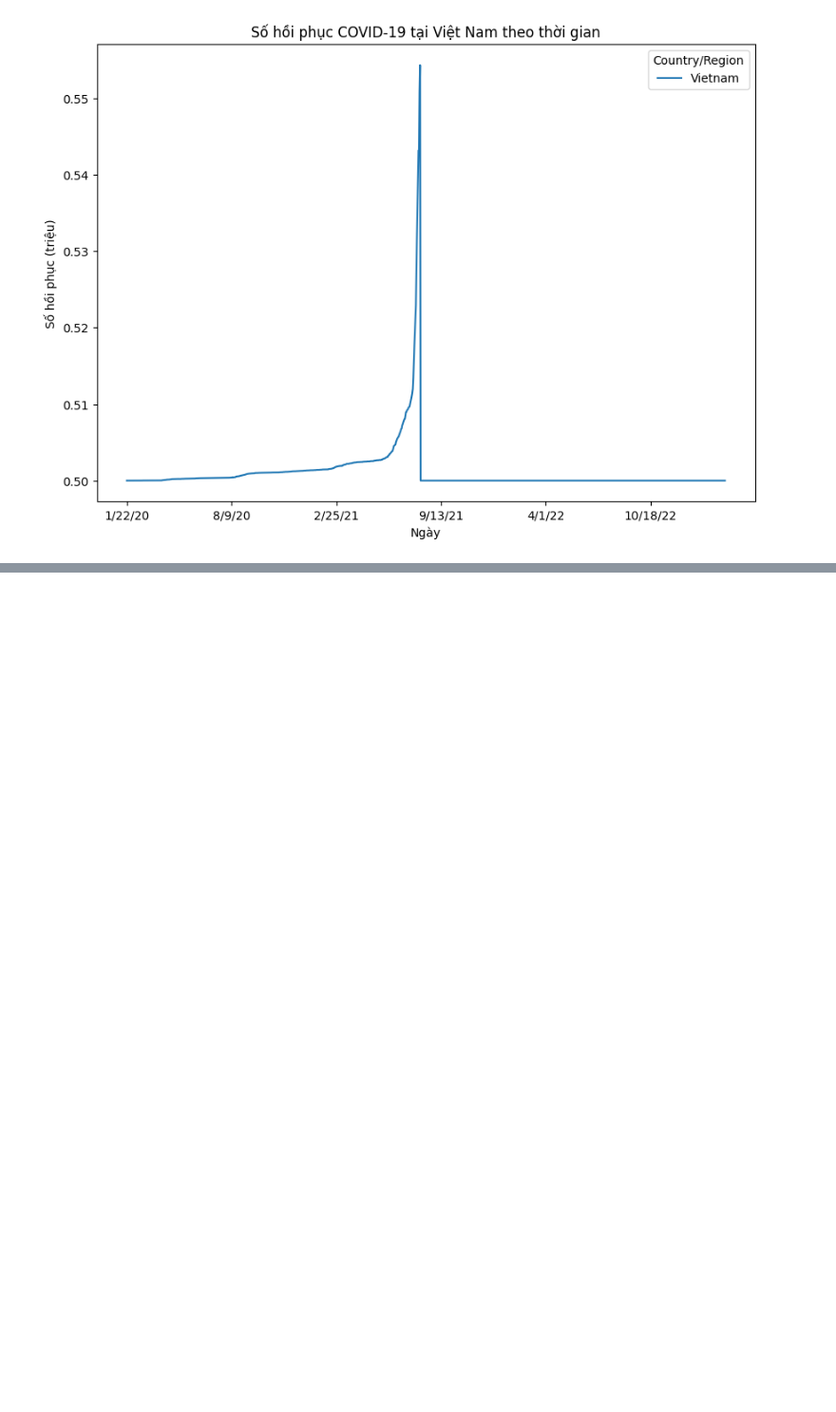
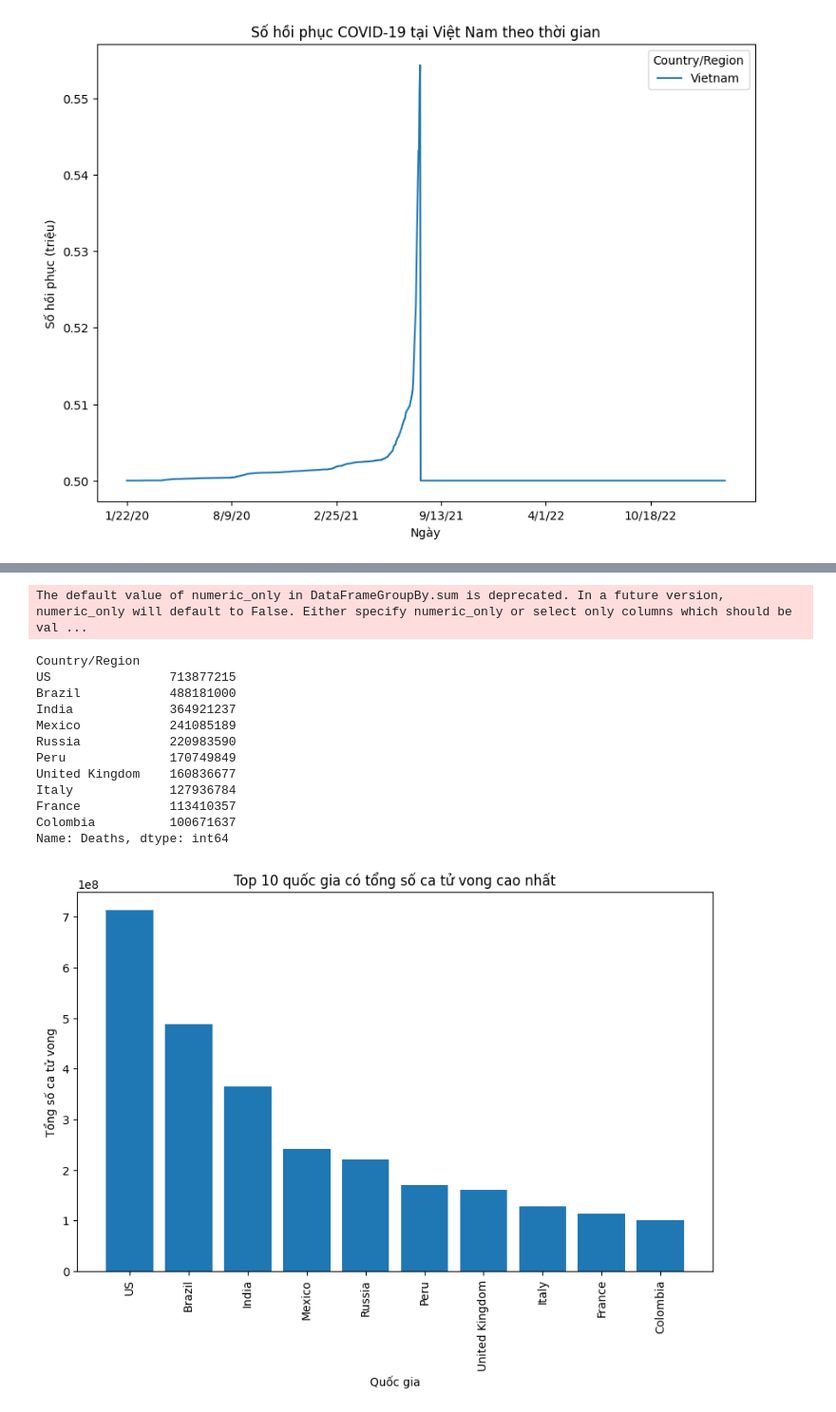
Before and after one commit to TANGTHEMANH/phan_tich_du_lieu, a Jupyter notebook: coronavirus_analytics.ipynb, the cells around one changed output, grey strips where cells are left out. Shown at 95% size. Saved outputs shown, nothing was run; the diff lists cells and outputs as text; code cells hidden in the pictures; blank space fills up the shorter version.

```diff
--- a/coronavirus_analytics.ipynb
+++ b/coronavirus_analytics.ipynb
@@ -686,3 +689,22 @@ plt.ylabel('Số hồi phục (triệu)')
 plt.show()
 # %% [output]
 [figure]
+# %%
+import pandas as pd
+
+url_confirmed = 'https://raw.githubusercontent.com/CSSEGISandData/COVID-19/master/csse_covid_19_data/csse_covid_19_time_series/time_series_covid19_confirmed_global.csv'
+url_recovered = 'https://raw.githubusercontent.com/CSSEGISandData/COVID-19/master/csse_covid_19_data/csse_covid_19_time_series/time_series_covid19_recovered_global.csv'
+url_deaths = 'https://raw.githubusercontent.com/CSSEGISandData/COVID-19/master/csse_covid_19_data/csse_covid_19_time_series/time_series_covid19_deaths_global.csv'
+
+df_confirmed = pd.read_csv(url_confirmed)
+df_recovered = pd.read_csv(url_recovered)
+df_deaths = pd.read_csv(url_deaths)
+# Biến đổi cột ngày thành các hàng và đổi tên các cột
+df_confirmed_melted = df_confirmed.melt(id_vars=['Province/State', 'Country/Region', 'Lat', 'Long'], var_name='Date', value_name='Confirmed')
+df_recovered_melted = df_recovered.melt(id_vars=['Province/State', 'Country/Region', 'Lat', 'Long'], var_name='Date', value_name='Recovered')
+df_deaths_melted = df_deaths.melt(id_vars=['Province/State', 'Country/Region', 'Lat', 'Long'], var_name='Date', value_name='Deaths')
+
+# Gộp các DataFrame lại với nhau bằng cách sử dụng phương thức merge()
+df_merged = pd.merge(df_confirmed_melted, df_recovered_melted, how='left', on=['Province/State', 'Country/Region', 'Date', 'Lat', 'Long'])
+df_merged = pd.merge(df_merged, df_deaths_melted, how='left', on=['Province/State', 'Country/Region', 'Date', 'Lat', 'Long'])
+print(df_merged.head(5))
@@ -688,0 +725,3 @@ plt.show()
+# %%
+df_merged['Date'] = pd.to_datetime(df_merged['Date'])
+print(df_merged.tail(5))
@@ -688,0 +742,4 @@ plt.show()
+# %%
+# Loại bỏ các cột không cần thiết
+df_merged = df_merged.drop(['Lat', 'Long'], axis=1)
+df_merged.head(5)
@@ -688,0 +753,4 @@ plt.show()
+# %%
+#Active cases
+df_merged['Active_case'] = df_merged['Confirmed'] - (df_merged['Recovered'] + df_merged['Deaths'])
+df_merged.tail(5)
@@ -688,0 +824,30 @@ plt.show()
+# %%
+# Tính tổng số ca tử vong của mỗi quốc gia
+top_deaths = df_merged.groupby(by='Country/Region').sum()['Deaths'].sort_values(ascending=False)
+
+# Hiển thị top 10 quốc gia có tổng số ca tử vong cao nhất
+print(top_deaths.head(10))
+
+# Vẽ biểu đồ cột thể hiện top 10 quốc gia có tổng số ca tử vong cao nhất
+plt.figure(figsize=(10, 6))
+plt.bar(top_deaths.head(10).index, top_deaths.head(10).values)
+plt.xticks(rotation=90)
+plt.xlabel('Quốc gia')
+plt.ylabel('Tổng số ca tử vong')
+plt.title('Top 10 quốc gia có tổng số ca tử vong cao nhất')
+plt.show()
+# %% [output]
+The default value of numeric_only in DataFrameGroupBy.sum is deprecated. In a future version, numeric_only will default to False. Either specify numeric_only or select only columns which should be val ...
+Country/Region
+US                713877215
+Brazil            488181000
+India             364921237
+Mexico            241085189
+Russia            220983590
+Peru              170749849
+United Kingdom    160836677
+Italy             127936784
+France            113410357
+Colombia          100671637
+Name: Deaths, dtype: int64
+[figure, added]
```
Also changed, not shown: parts of 14 cells of this notebook.
